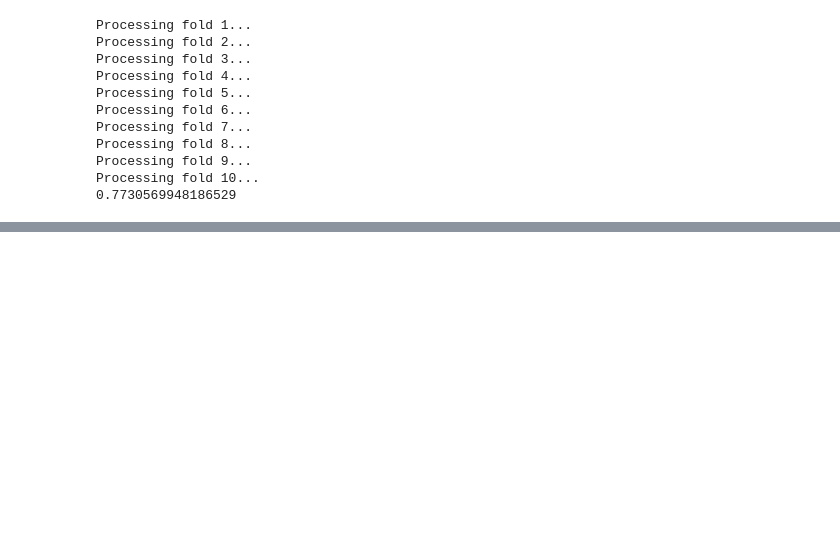
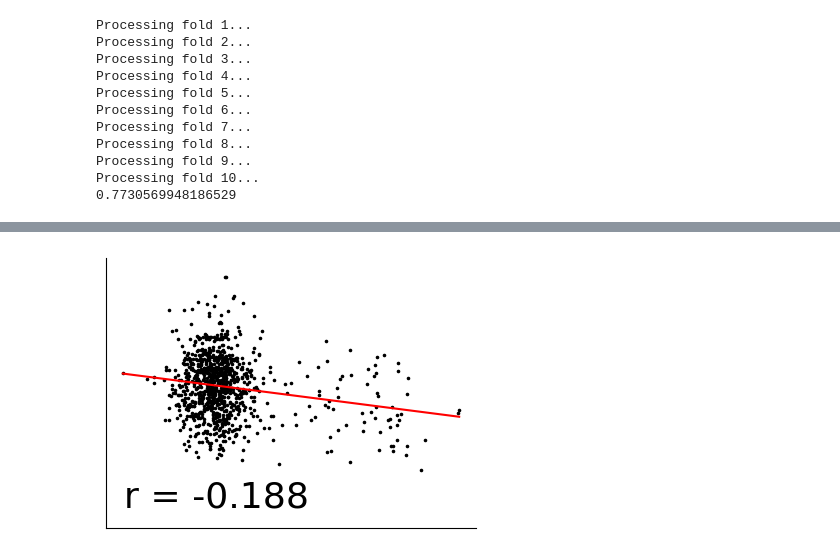
Before and after one commit to Era5eMe/Tu-2025-VAE_FC_embedding, a Jupyter notebook: brain_state_classification.ipynb, the cells around one changed output, grey strips where cells are left out. Cells and saved outputs as stored; diff of their text form; code cells hidden in the pictures; blank space fills up the shorter version.

```diff
--- a/brain_state_classification.ipynb
+++ b/brain_state_classification.ipynb
@@ -1581,0 +1820,5 @@ plot_top_latent_feature_correlation(latent_hcpAll_rest1_features[cogFluidComp_un
+# %%
+plot_top_latent_feature_correlation(latent_hcpAll_rest1_features[cogCrystalComp_unadj_mask],
+                                    cogCrystalComp_unadj[cogCrystalComp_unadj_mask], top_indices_crystal_latent[0], y_label="Crystal Intelligence")
+# %% [output]
+[figure, added]
```
Also changed, not shown: parts of 20 cells of this notebook, 23 other files.
